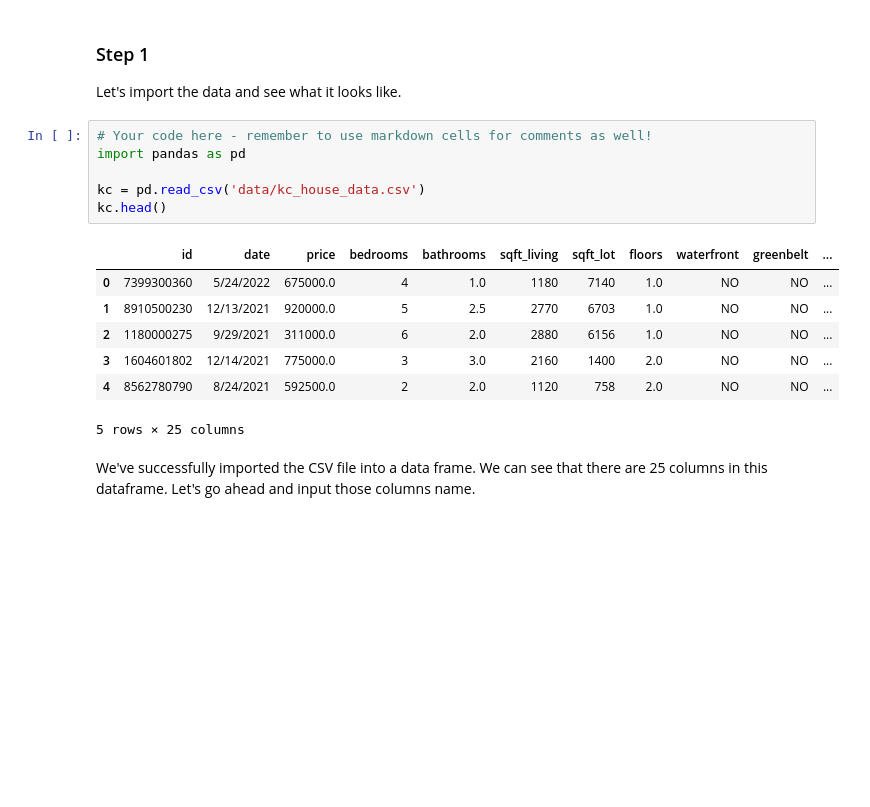
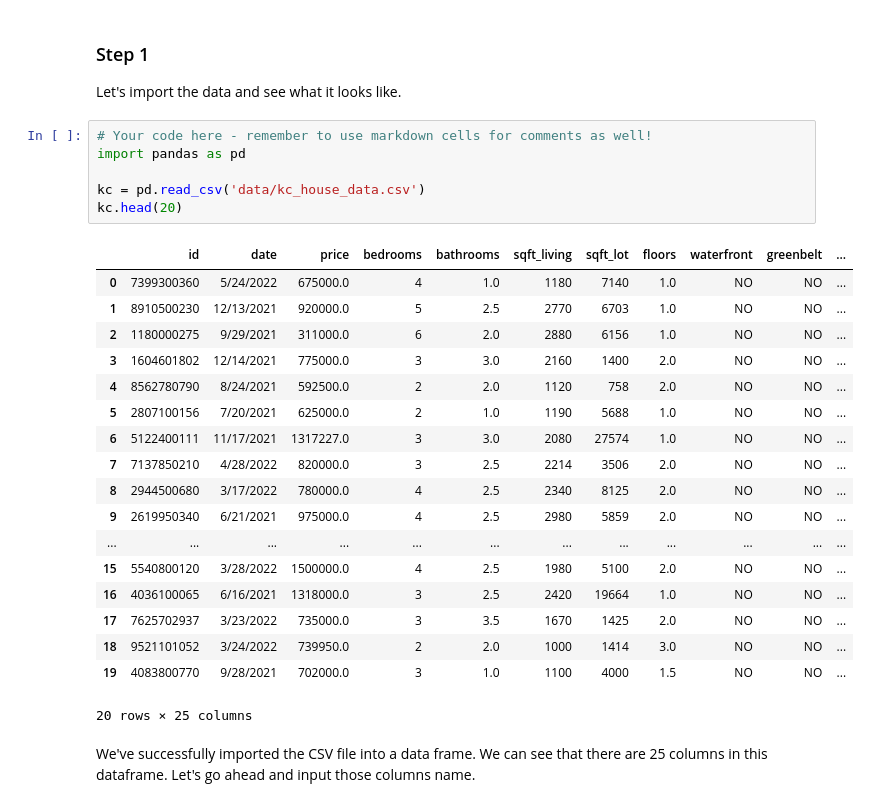
Before and after one commit to bennettandrewm/kings_county_real_estate_analysis, a Jupyter notebook: kings_county_real_estate_analysis.ipynb, the cells around one changed output. Cells and saved outputs as stored; diff of their text form; blank space fills up the shorter version.

```diff
--- a/kings_county_real_estate_analysis.ipynb
+++ b/kings_county_real_estate_analysis.ipynb
@@ -24,17 +24,28 @@ Let's import the data and see what it looks like.
 # %%
 # Your code here - remember to use markdown cells for comments as well!
 import pandas as pd
 
 kc = pd.read_csv('data/kc_house_data.csv')
-kc.head()
+kc.head(20)
 # %% [output]
 |  | id | date | price | bedrooms | bathrooms | sqft_living | sqft_lot | floors | waterfront | greenbelt | ... |
 | 0 | 7399300360 | 5/24/2022 | 675000.0 | 4 | 1.0 | 1180 | 7140 | 1.0 | NO | NO | ... |
 | 1 | 8910500230 | 12/13/2021 | 920000.0 | 5 | 2.5 | 2770 | 6703 | 1.0 | NO | NO | ... |
 | 2 | 1180000275 | 9/29/2021 | 311000.0 | 6 | 2.0 | 2880 | 6156 | 1.0 | NO | NO | ... |
 | 3 | 1604601802 | 12/14/2021 | 775000.0 | 3 | 3.0 | 2160 | 1400 | 2.0 | NO | NO | ... |
 | 4 | 8562780790 | 8/24/2021 | 592500.0 | 2 | 2.0 | 1120 | 758 | 2.0 | NO | NO | ... |
+| 5 | 2807100156 | 7/20/2021 | 625000.0 | 2 | 1.0 | 1190 | 5688 | 1.0 | NO | NO | ... |
+| 6 | 5122400111 | 11/17/2021 | 1317227.0 | 3 | 3.0 | 2080 | 27574 | 1.0 | NO | NO | ... |
+| 7 | 7137850210 | 4/28/2022 | 820000.0 | 3 | 2.5 | 2214 | 3506 | 2.0 | NO | NO | ... |
+| 8 | 2944500680 | 3/17/2022 | 780000.0 | 4 | 2.5 | 2340 | 8125 | 2.0 | NO | NO | ... |
+| 9 | 2619950340 | 6/21/2021 | 975000.0 | 4 | 2.5 | 2980 | 5859 | 2.0 | NO | NO | ... |
+| ... | ... | ... | ... | ... | ... | ... | ... | ... | ... | ... | ... |
+| 15 | 5540800120 | 3/28/2022 | 1500000.0 | 4 | 2.5 | 1980 | 5100 | 2.0 | NO | NO | ... |
+| 16 | 4036100065 | 6/16/2021 | 1318000.0 | 3 | 2.5 | 2420 | 19664 | 1.0 | NO | NO | ... |
+| 17 | 7625702937 | 3/23/2022 | 735000.0 | 3 | 3.5 | 1670 | 1425 | 2.0 | NO | NO | ... |
+| 18 | 9521101052 | 3/24/2022 | 739950.0 | 2 | 2.0 | 1000 | 1414 | 3.0 | NO | NO | ... |
+| 19 | 4083800770 | 9/28/2021 | 702000.0 | 3 | 1.0 | 1100 | 4000 | 1.5 | NO | NO | ... |
-5 rows × 25 columns
+20 rows × 25 columns
 # %% [markdown]
 We've successfully imported the CSV file into a data frame. We can see that there are 25 columns in this dataframe. Let's go ahead and input those columns name.
 # %%
```
Also changed, not shown: parts of 93 cells of this notebook.
